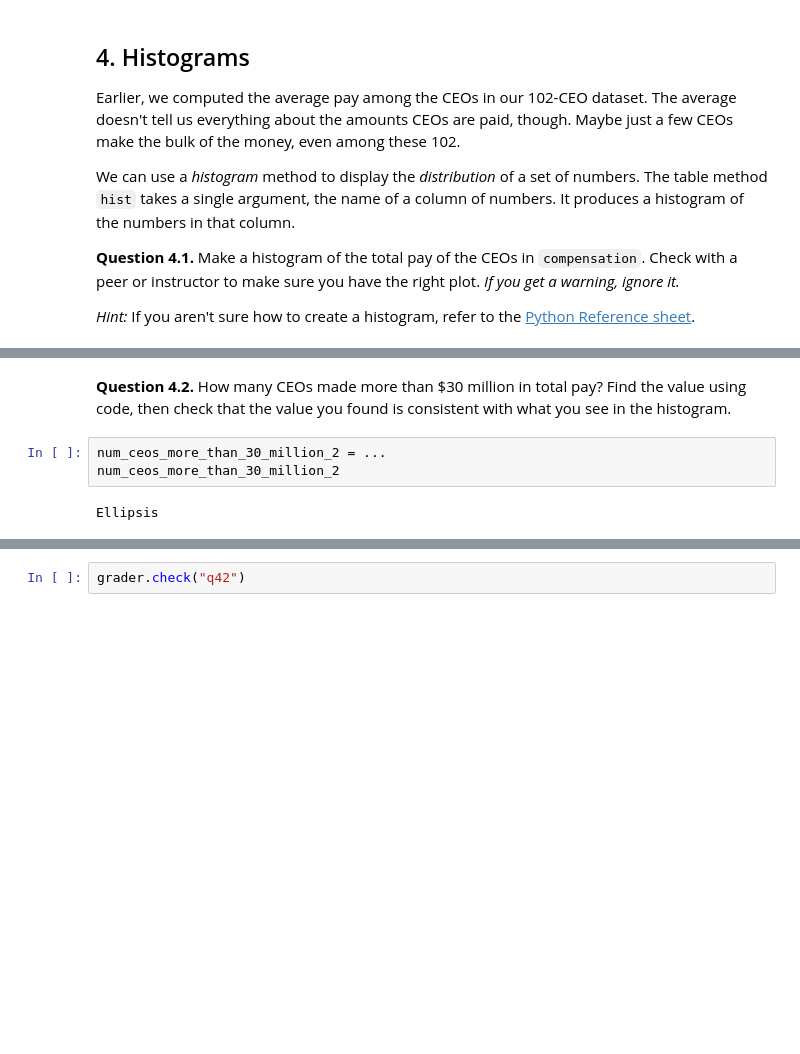
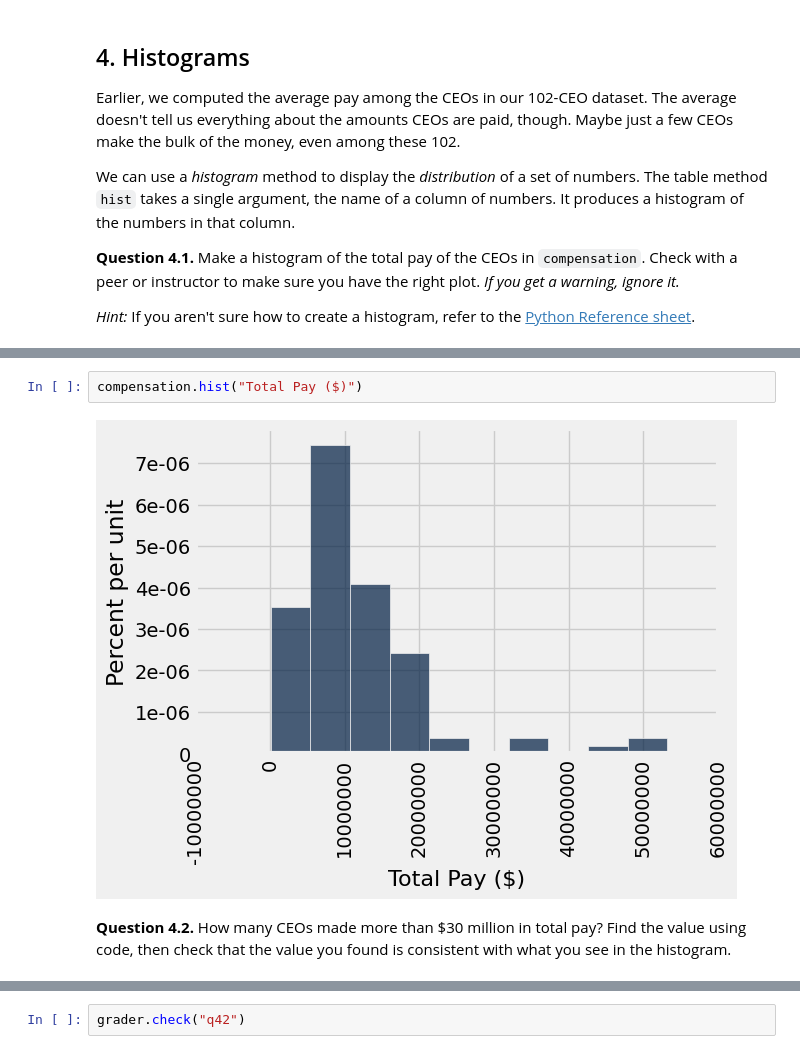
Before and after one commit to elliebeiser/introdata1350, a Jupyter notebook: lab04/lab04.ipynb, the cells around one changed output, grey strips where cells are left out. Cells and saved outputs as stored; diff of their text form; blank space fills up the shorter version.

```diff
--- a/lab04/lab04.ipynb
+++ b/lab04/lab04.ipynb
@@ -618,7 +615,6 @@ Ellipsis
+# %%
+compensation.hist("Total Pay ($)")
+# %% [output]
+[figure, added]
 # %% [markdown]
 **Question 4.2.** How many CEOs made more than $30 million in total pay? Find the value using code, then check that the value you found is consistent with what you see in the histogram.
-# %%
-num_ceos_more_than_30_million_2 = ...
-num_ceos_more_than_30_million_2
-# %% [output]
-Ellipsis
```
Also changed, not shown: parts of 2 cells of this notebook, 1 other file.
